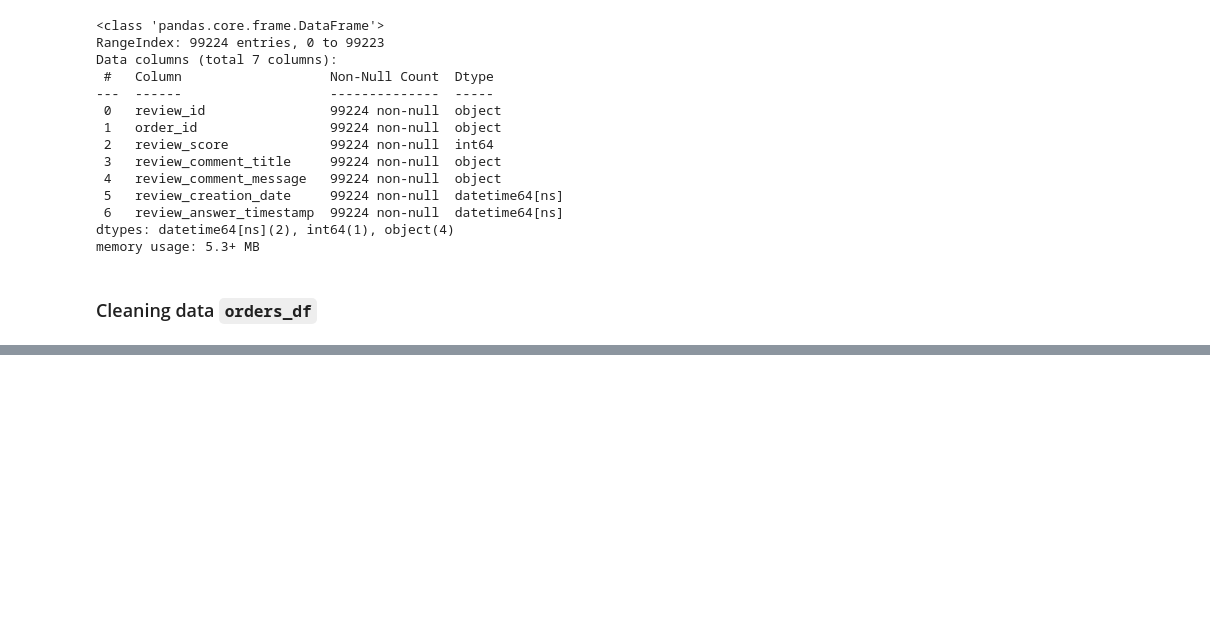
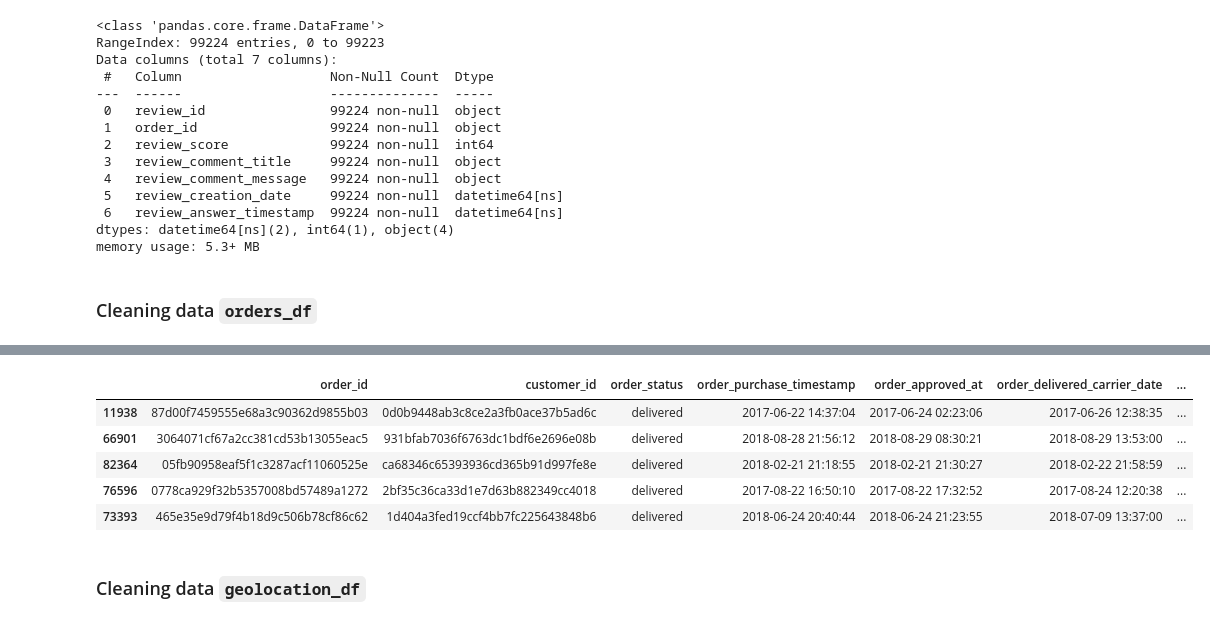
Before and after one commit to naufalmuafi/e-commerce_analysis_project, a Jupyter notebook: main.ipynb, the cells around one changed output, grey strips where cells are left out. Drawn from its saved outputs; the diff is of its cells as text; code cells hidden in the pictures; blank space fills up the shorter version.

Commit message:
add: in process to cleaning orders_df

```diff
--- a/main.ipynb
+++ b/main.ipynb
@@ -625,3 +625,12 @@ dtypes: datetime64[ns](2), int64(1), object(4)
 memory usage: 5.3+ MB
 # %% [markdown]
 ### Cleaning data `orders_df`
+# %%
+order_datetime_column = ["order_purchase_timestamp",
+                         "order_approved_at",
+                         "order_delivered_carrier_date",
+                         "order_delivered_customer_date",
+                         "order_estimated_delivery_date"]
+
+for column in order_datetime_column:
+  orders_df[column] = pd.to_datetime(orders_df[column])
@@ -627,0 +656,2 @@ memory usage: 5.3+ MB
+# %%
+orders_df.dropna(subset=['order_delivered_carrier_date'], inplace=True)
@@ -627,0 +670,13 @@ memory usage: 5.3+ MB
+# %%
+orders_df['order_approved_at'] = pd.to_datetime(orders_df['order_approved_at'], errors='coerce')
+approved_rate = orders_df['order_approved_at'] - orders_df['order_purchase_timestamp']
+approved_rate = approved_rate.apply(lambda x: x.total_seconds())
+orders_df['approved_rate'] = round(approved_rate/3600)
+orders_df.sample(5)
+# %% [output]
+|  | order_id | customer_id | order_status | order_purchase_timestamp | order_approved_at | order_delivered_carrier_date | ... |
+| 11938 | 87d00f7459555e68a3c90362d9855b03 | 0d0b9448ab3c8ce2a3fb0ace37b5ad6c | delivered | 2017-06-22 14:37:04 | 2017-06-24 02:23:06 | 2017-06-26 12:38:35 | ... |
+| 66901 | 3064071cf67a2cc381cd53b13055eac5 | 931bfab7036f6763dc1bdf6e2696e08b | delivered | 2018-08-28 21:56:12 | 2018-08-29 08:30:21 | 2018-08-29 13:53:00 | ... |
+| 82364 | 05fb90958eaf5f1c3287acf11060525e | ca68346c65393936cd365b91d997fe8e | delivered | 2018-02-21 21:18:55 | 2018-02-21 21:30:27 | 2018-02-22 21:58:59 | ... |
+| 76596 | 0778ca929f32b5357008bd57489a1272 | 2bf35c36ca33d1e7d63b882349cc4018 | delivered | 2017-08-22 16:50:10 | 2017-08-22 17:32:52 | 2017-08-24 12:20:38 | ... |
+| 73393 | 465e35e9d79f4b18d9c506b78cf86c62 | 1d404a3fed19ccf4bb7fc225643848b6 | delivered | 2018-06-24 20:40:44 | 2018-06-24 21:23:55 | 2018-07-09 13:37:00 | ... |
@@ -627,0 +686,2 @@ memory usage: 5.3+ MB
+# %% [markdown]
+### Cleaning data `geolocation_df`
```
Also changed, not shown: parts of 3 cells of this notebook.
